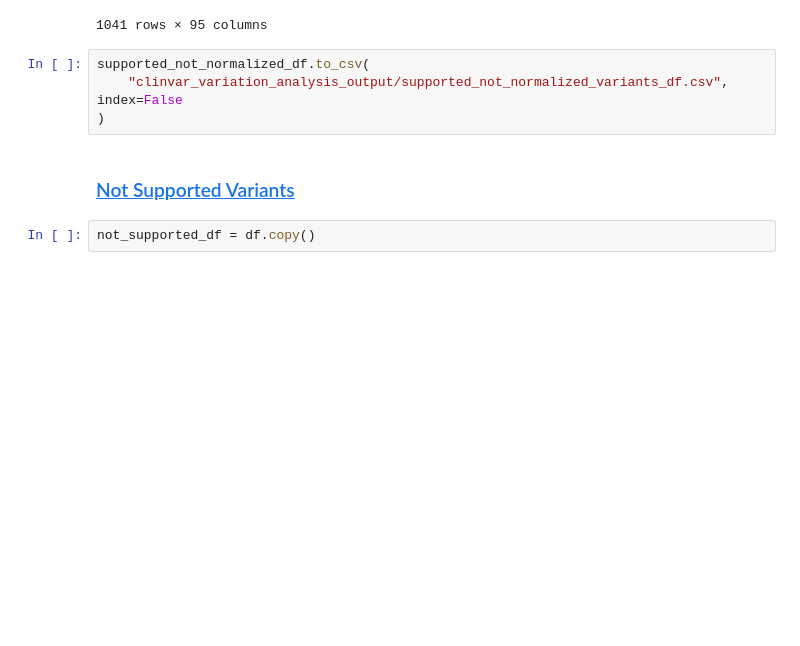
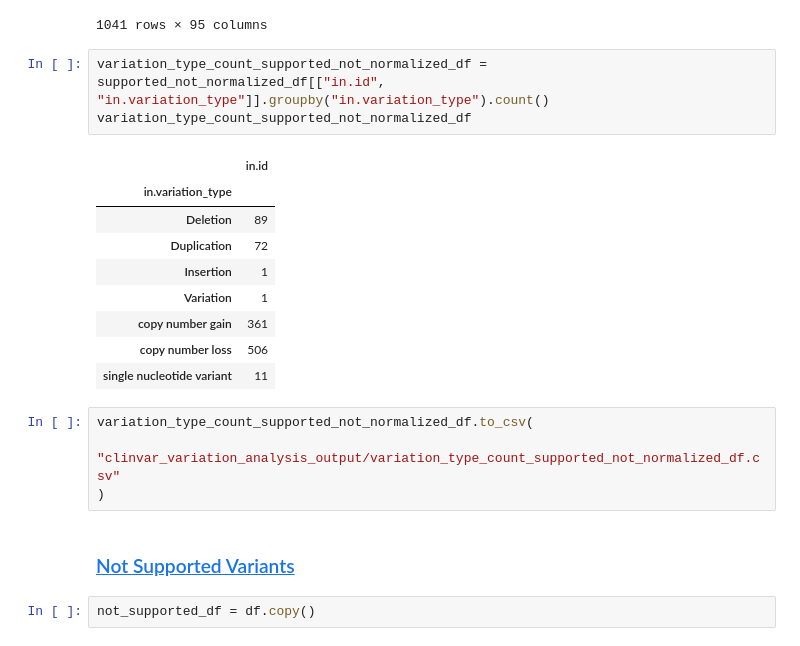
Before and after one commit to GenomicMedLab/variation-normalizer-manuscript, a Jupyter notebook: analysis/clinvar/clinvar_variation_analysis.ipynb, the cells around one changed output. Saved outputs shown, nothing was run; the diff lists cells and outputs as text; blank space fills up the shorter version.

```diff
--- a/analysis/clinvar/clinvar_variation_analysis.ipynb
+++ b/analysis/clinvar/clinvar_variation_analysis.ipynb
@@ -316,9 +320,22 @@ supported_not_normalized_df
 | 2143345 | 565216 | GRCh37/hg19 1q32.1(chr1:206173911... | SimpleAllele | copy number loss | CopyNumberCount | [hgvs, absolute_copies] | ... |
 | 2143675 | 393540 | GRCh37/hg19 12q23.1(chr12:1003675... | SimpleAllele | copy number loss | CopyNumberCount | [hgvs, absolute_copies] | ... |
 1041 rows × 95 columns
+# %%
+variation_type_count_supported_not_normalized_df = supported_not_normalized_df[["in.id", "in.variation_type"]].groupby("in.variation_type").count()
+variation_type_count_supported_not_normalized_df
+# %% [output]
+|  | in.id |
+| in.variation_type |  |
+| Deletion | 89 |
+| Duplication | 72 |
+| Insertion | 1 |
+| Variation | 1 |
+| copy number gain | 361 |
+| copy number loss | 506 |
+| single nucleotide variant | 11 |
 # %%
-supported_not_normalized_df.to_csv(
-    "clinvar_variation_analysis_output/supported_not_normalized_variants_df.csv", index=False
+variation_type_count_supported_not_normalized_df.to_csv(
+    "clinvar_variation_analysis_output/variation_type_count_supported_not_normalized_df.csv"
 )
 # %% [markdown]
 ### <a id='toc1_4_3_'></a>[Not Supported Variants](#toc0_)
```
Also changed, not shown: parts of 10 cells of this notebook, 16 other files.
